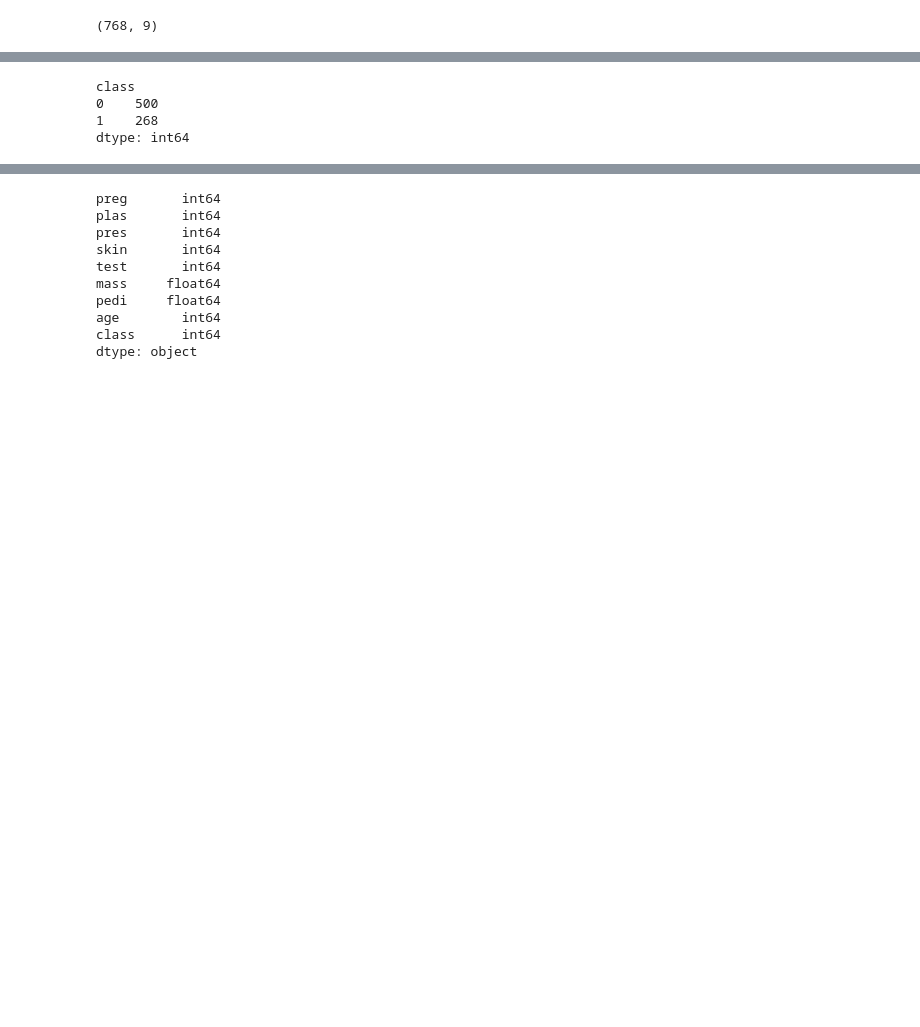
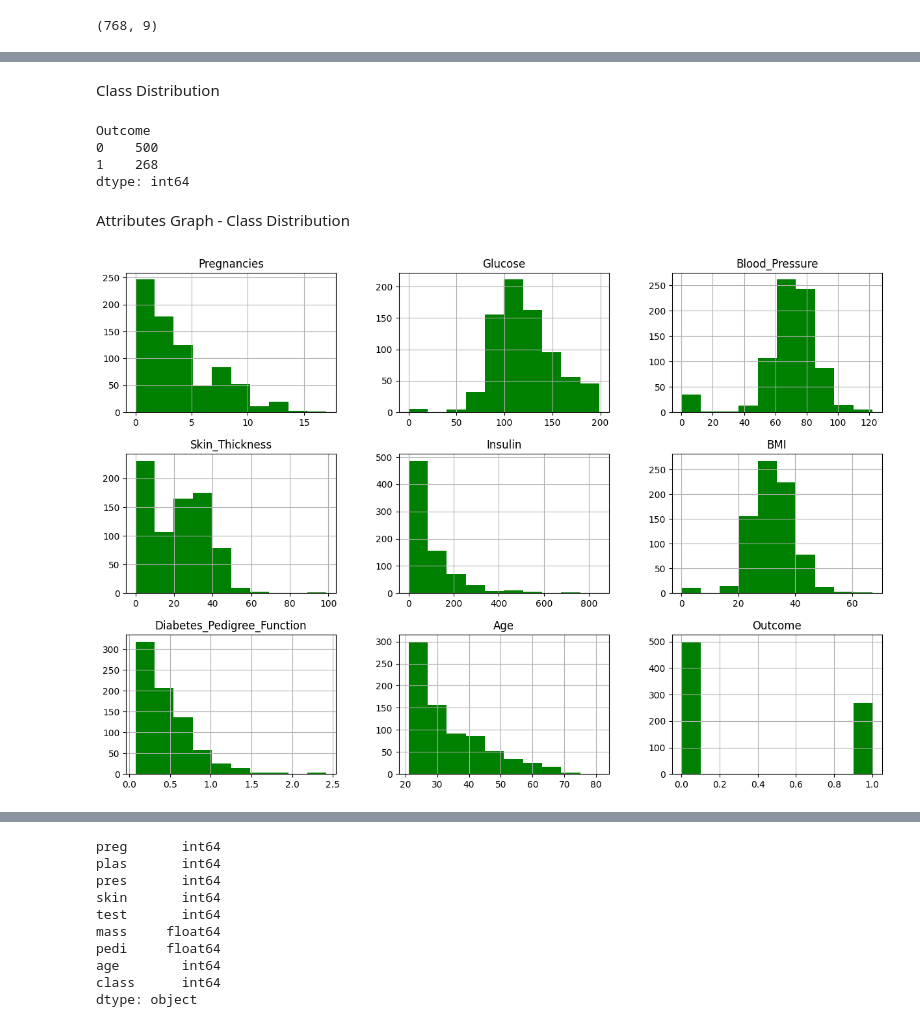
Before and after one commit to Nicolecoline/cole-EDA-CS103, a Jupyter notebook: Assignment.ipynb, the cells around one changed output, grey strips where cells are left out. Saved outputs shown, nothing was run; the diff lists cells and outputs as text; code cells hidden in the pictures; blank space fills up the shorter version.

```diff
--- a/Assignment.ipynb
+++ b/Assignment.ipynb
@@ -88,0 +119,12 @@ data.describe(include='all')
+# %%
+
+data = data.rename(columns = {'preg': 'Pregnancies',
+                          'plas' : 'Glucose',
+                          'pres':'Blood_Pressure',
+                          'skin': 'Skin_Thickness',
+                          'test': 'Insulin',
+                          'mass': 'BMI',
+                          'pedi':'Diabetes_Pedigree_Function',
+                          'age': 'Age',
+                          'class': 'Outcome' })
+data.head()
@@ -89,10 +138,20 @@ data.describe(include='all')
+# %% [markdown]
+Class Distribution
 # %%
-
 #Class Distribution
-class_counts = data.groupby('class').size()
-print(class_counts)
+Outcome_counts = data.groupby('Outcome').size()
+print(Outcome_counts)
 # %% [output]
-class
+Outcome
 0    500
 1    268
 dtype: int64
+# %% [markdown]
+Attributes Graph - Class Distribution
+# %%
+#Graph
+pyplot.rcParams['figure.figsize'] = (15, 10)
+data.hist(color = 'green')
+pyplot.show()
+# %% [output]
+[figure, added]
```
Also changed, not shown: parts of 14 cells of this notebook.
